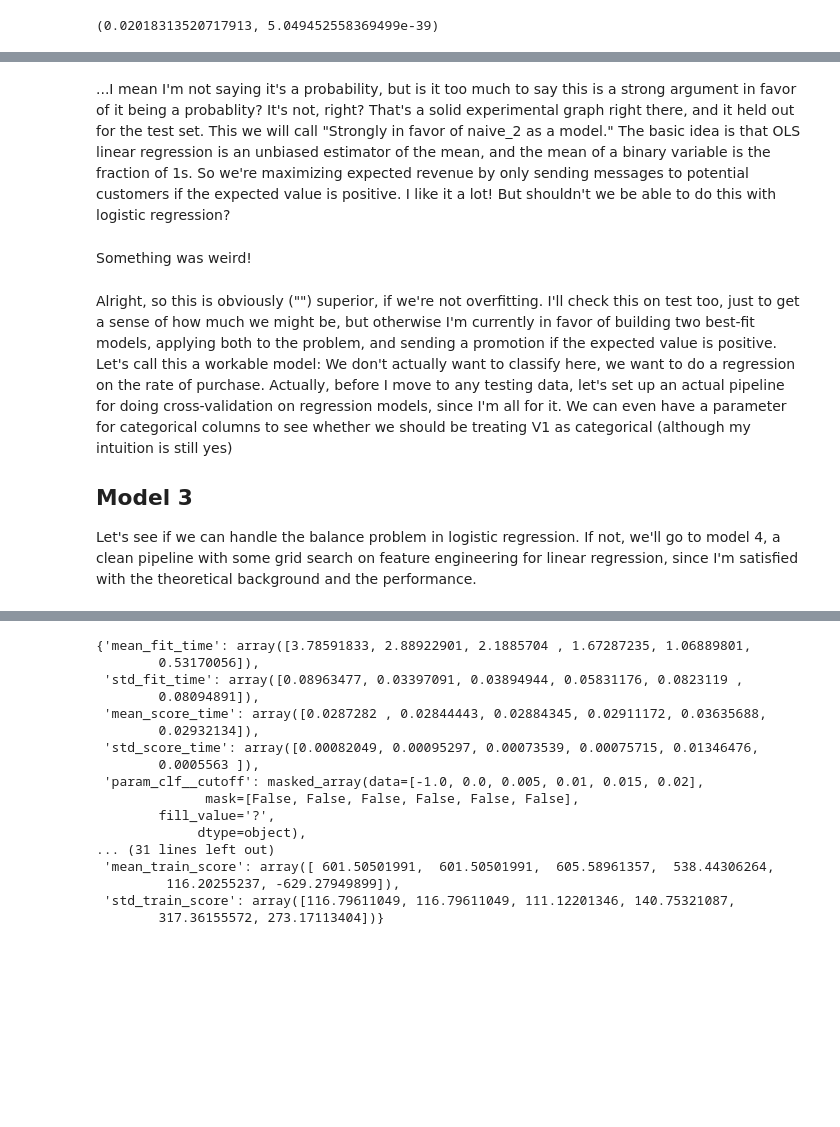
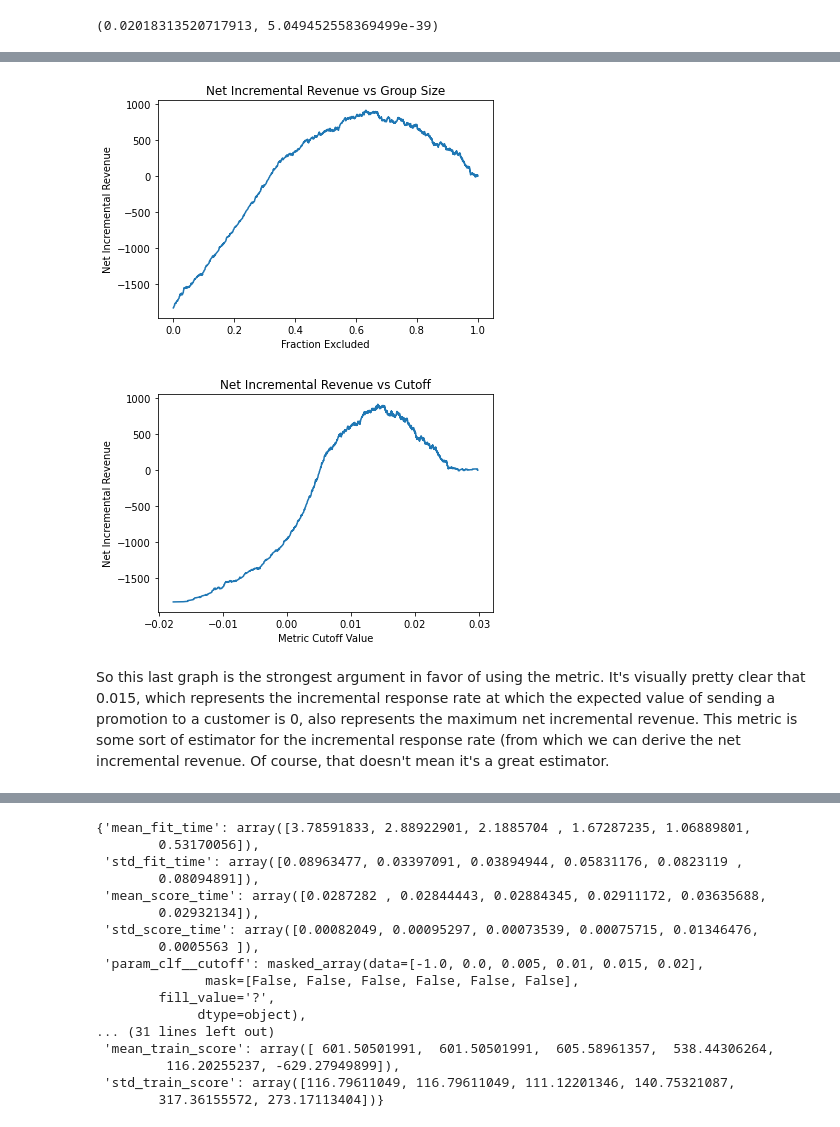
Before and after one commit to crgl/starbucks, a Jupyter notebook: Starbucks.ipynb, the cells around one changed output, grey strips where cells are left out. Drawn from its saved outputs; the diff is of its cells as text; code cells hidden in the pictures; blank space fills up the shorter version.

```diff
--- a/Starbucks.ipynb
+++ b/Starbucks.ipynb
@@ -531,9 +506,20 @@ As you can see, it's reasonable to run a selection on the control group to get a
 # %%
-data_nir = np.zeros(y_1s.size)
-data_irr = np.zeros(y_1s.size)
-control_idx = 0
-for i in range(y_1s.size):
-    while control_idx < y_0s.size - 1 and x_0s[control_idx] < x_1s[i]:
-        control_idx += 1
-    data_irr[i], _ = inc_resp_rate(y_0s[control_idx:], y_1s[i:])
-    data_nir[i] = my_nir(y_0s[control_idx:], y_1s[i:])
+def visually_evaluate(rec_control, purch_control, rec_promote, purch_promote):
+    data_nir = np.zeros(rec_promote.size)
+    data_irr = np.zeros(rec_promote.size)
+    control_idx = 0
+    for i in range(rec_promote.size):
+        while control_idx < rec_control.size - 1 and rec_control[control_idx] < rec_promote[i]:
+            control_idx += 1
+        data_irr[i], _ = inc_resp_rate(purch_control[control_idx:], purch_promote[i:])
+        data_nir[i] = my_nir(purch_control[control_idx:], purch_promote[i:])
+    plt.plot(np.linspace(0., 1., num=data_nir.size), data_nir)
+    plt.xlabel("Fraction Excluded")
+    plt.ylabel("Net Incremental Revenue")
+    plt.title("Net Incremental Revenue vs Group Size")
+    plt.show()
+    plt.plot(rec_promote, data_nir)
+    plt.xlabel("Metric Cutoff Value")
+    plt.ylabel("Net Incremental Revenue")
+    plt.title("Net Incremental Revenue vs Cutoff")
+    plt.show()
@@ -640,10 +526,7 @@ plt.show()
-# %% [markdown]
-...I mean I'm not saying it's a probability, but is it too much to say this is a strong argument in favor of it being a probablity? It's not, right? That's a solid experimental graph right there, and it held out for the test set. This we will call "Strongly in favor of naive_2 as a model." The basic idea is that OLS linear regression is an unbiased estimator of the mean, and the mean of a binary variable is the fraction of 1s. So we're maximizing expected revenue by only sending messages to potential customers if the expected value is positive. I like it a lot! But shouldn't we be able to do this with logistic regression?
-# %% [markdown]
-Something was weird!
-# %% [markdown]
-Alright, so this is obviously ("") superior, if we're not overfitting. I'll check this on test too, just to get a sense of how much we might be, but otherwise I'm currently in favor of building two best-fit models, applying both to the problem, and sending a promotion if the expected value is positive. Let's call this a workable model: We don't actually want to classify here, we want to do a regression on the rate of purchase. Actually, before I move to any testing data, let's set up an actual pipeline for doing cross-validation on regression models, since I'm all for it. We can even have a parameter for categorical columns to see whether we should be treating V1 as categorical (although my intuition is still yes)
-
-## Model 3
-
-Let's see if we can handle the balance problem in logistic regression. If not, we'll go to model 4, a clean pipeline with some grid search on feature engineering for linear regression, since I'm satisfied with the theoretical background and the performance.
+# %%
+visually_evaluate(x_0s, y_0s, x_1s, y_1s)
+# %% [output]
+[figure, added]
+[figure, added]
+# %% [markdown]
+So this last graph is the strongest argument in favor of using the metric. It's visually pretty clear that 0.015, which represents the incremental response rate at which the expected value of sending a promotion to a customer is 0, also represents the maximum net incremental revenue. This metric is some sort of estimator for the incremental response rate (from which we can derive the net incremental revenue. Of course, that doesn't mean it's a great estimator.
```
Also changed, not shown: parts of 129 cells of this notebook.
